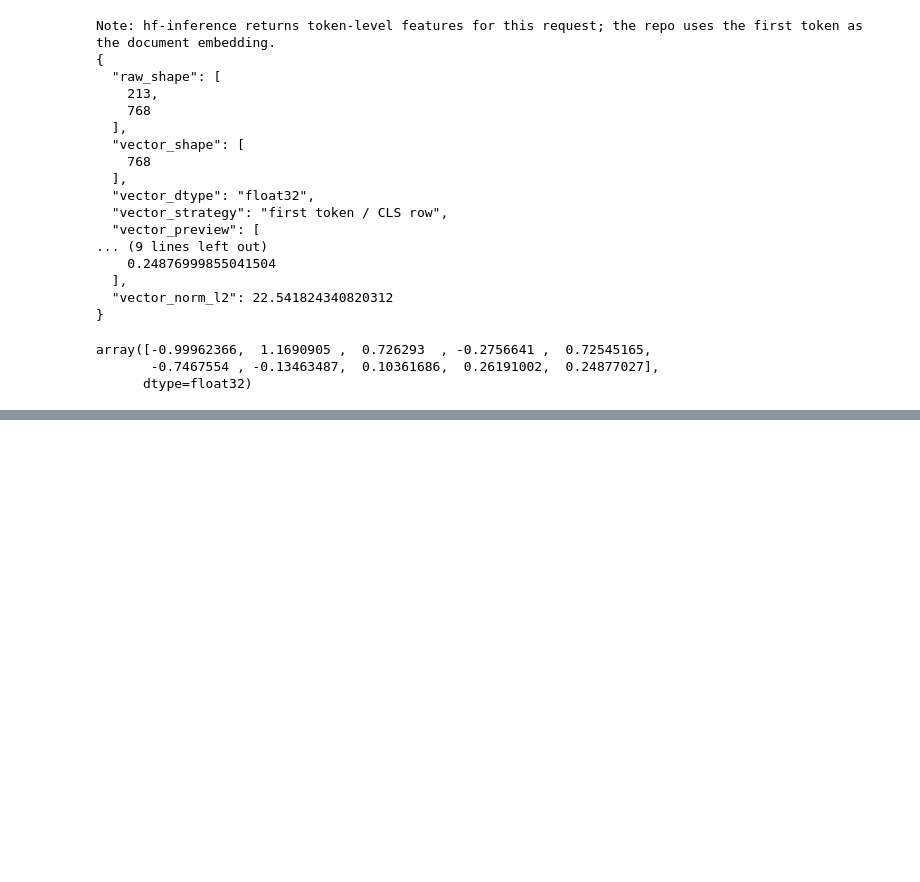
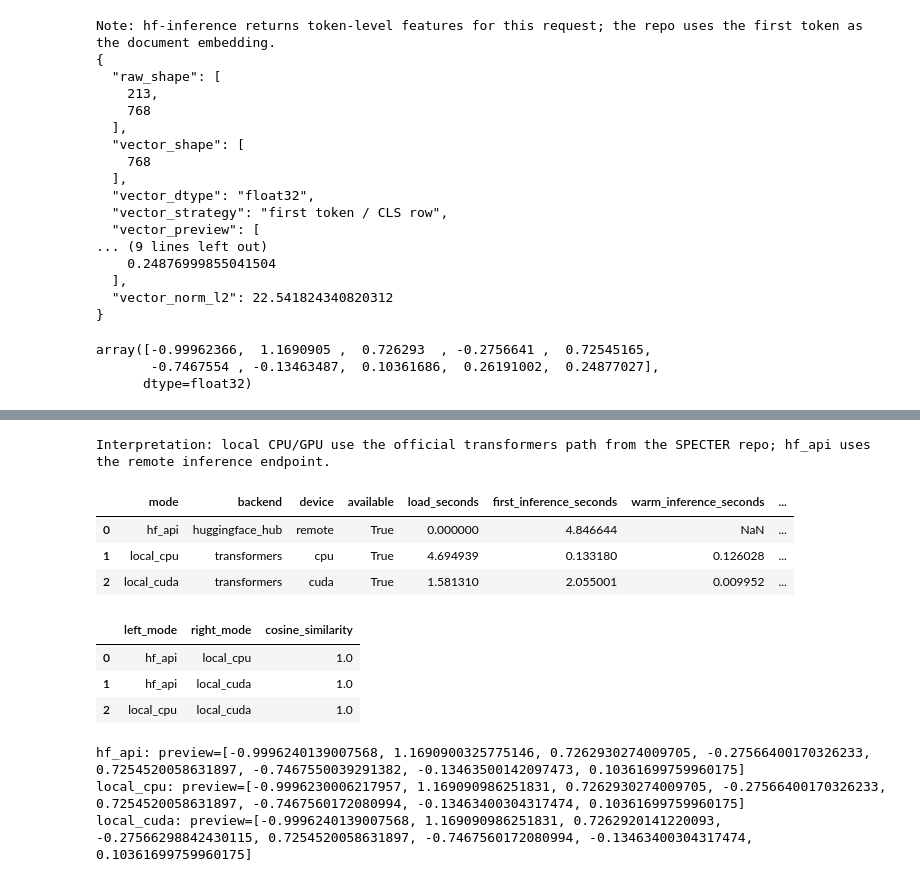
Before and after one commit to raphschlatt/ads-and, a Jupyter notebook: Test.ipynb, the cells around one changed output, grey strips where cells are left out. Drawn from its saved outputs; the diff is of its cells as text; code cells hidden in the pictures; blank space fills up the shorter version.

```diff
--- a/Test.ipynb
+++ b/Test.ipynb
@@ -156,0 +342,40 @@ array([-0.99962366,  1.1690905 ,  0.726293  , -0.2756641 ,  0.72545165,
+# %%
+available_vectors = {
+    row['mode']: row['vector']
+    for row in benchmark_runs
+    if row.get('available') and row.get('vector') is not None
+}
+
+comparison_rows = []
+reference_modes = list(available_vectors)
+for left_mode in reference_modes:
+    for right_mode in reference_modes:
+        if left_mode >= right_mode:
+            continue
+        comparison_rows.append({
+            'left_mode': left_mode,
+            'right_mode': right_mode,
+            'cosine_similarity': cosine_similarity(available_vectors[left_mode], available_vectors[right_mode]),
+        })
+
+comparison_table = pd.DataFrame(comparison_rows)
+print('Interpretation: local CPU/GPU use the official transformers path from the SPECTER repo; hf_api uses the remote inference endpoint.')
+display(runtime_table)
+display(comparison_table)
+
+for row in benchmark_runs:
+    preview = None if row['vector'] is None else np.asarray(row['vector'])[:8].round(6).tolist()
+    print(f"{row['mode']}: preview={preview}")
+# %% [output]
+Interpretation: local CPU/GPU use the official transformers path from the SPECTER repo; hf_api uses the remote inference endpoint.
+|  | mode | backend | device | available | load_seconds | first_inference_seconds | warm_inference_seconds | ... |
+| 0 | hf_api | huggingface_hub | remote | True | 0.000000 | 4.846644 | NaN | ... |
+| 1 | local_cpu | transformers | cpu | True | 4.694939 | 0.133180 | 0.126028 | ... |
+| 2 | local_cuda | transformers | cuda | True | 1.581310 | 2.055001 | 0.009952 | ... |
+|  | left_mode | right_mode | cosine_similarity |
+| 0 | hf_api | local_cpu | 1.0 |
+| 1 | hf_api | local_cuda | 1.0 |
+| 2 | local_cpu | local_cuda | 1.0 |
+hf_api: preview=[-0.9996240139007568, 1.1690900325775146, 0.7262930274009705, -0.27566400170326233, 0.7254520058631897, -0.7467550039291382, -0.13463500142097473, 0.10361699759960175]
+local_cpu: preview=[-0.9996230006217957, 1.169090986251831, 0.7262930274009705, -0.27566400170326233, 0.7254520058631897, -0.7467560172080994, -0.13463400304317474, 0.10361699759960175]
+local_cuda: preview=[-0.9996240139007568, 1.169090986251831, 0.7262920141220093, -0.27566298842430115, 0.7254520058631897, -0.7467560172080994, -0.13463400304317474, 0.10361699759960175]
```
Also changed, not shown: parts of 5 cells of this notebook.
